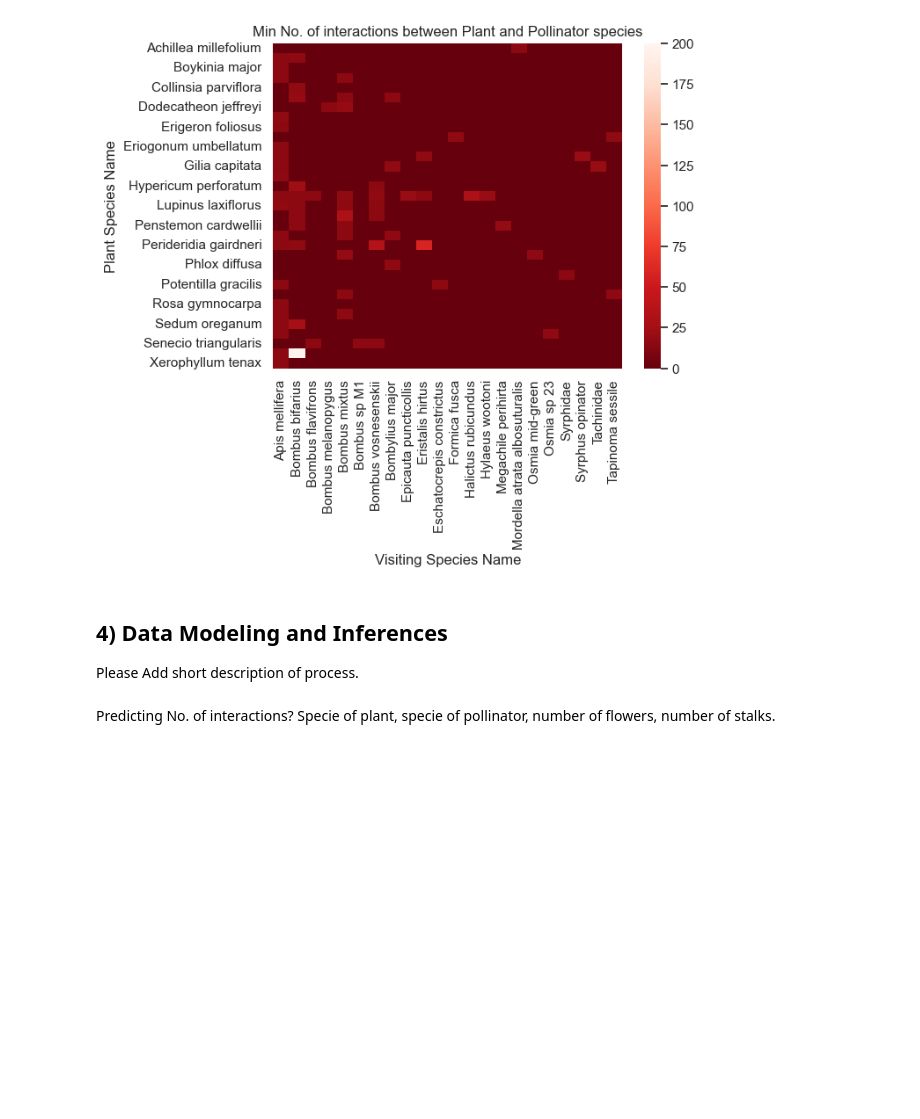
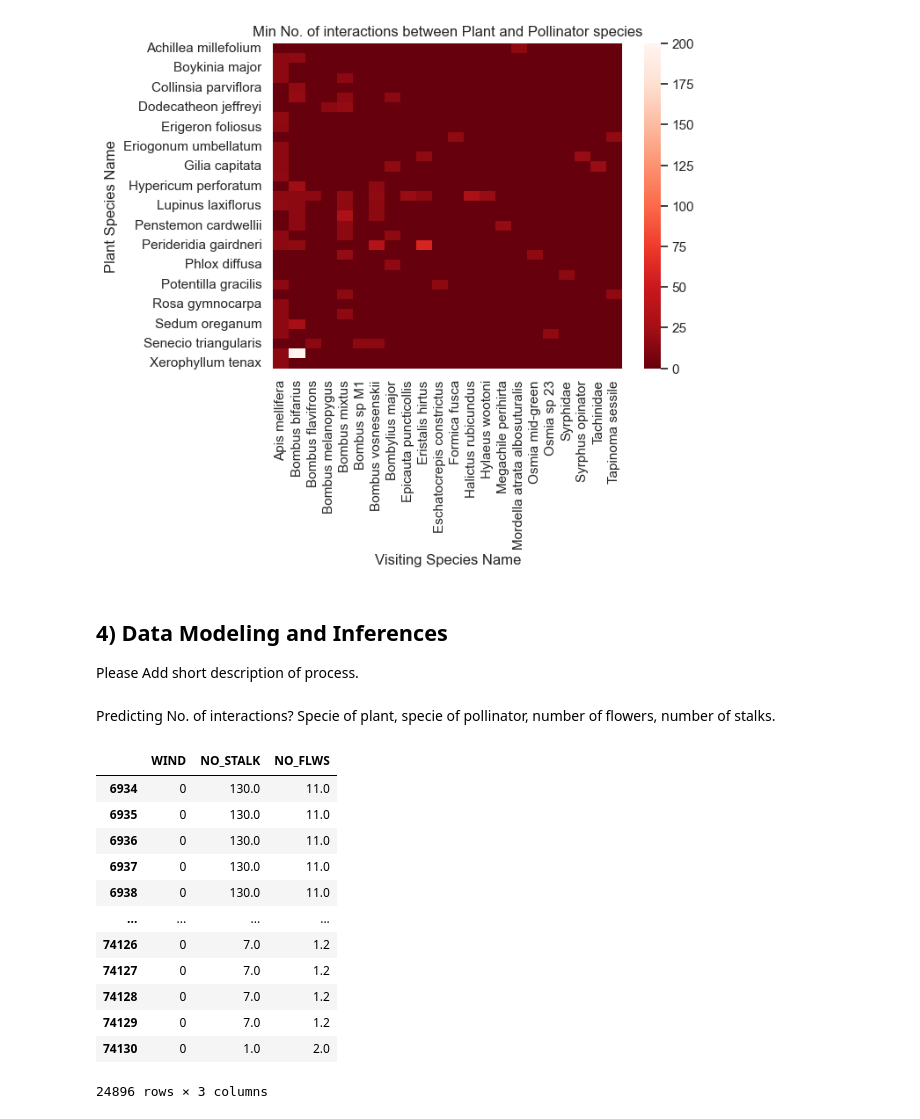
Before and after one commit to AlexandreSeb97/data200-fall22, a Jupyter notebook: analysis.ipynb, the cells around one changed output. Cells and saved outputs as stored; diff of their text form; code cells hidden in the pictures; blank space fills up the shorter version.

```diff
--- a/analysis.ipynb
+++ b/analysis.ipynb
@@ -367,0 +372,20 @@ Predicting No. of interactions? Specie of plant, specie of pollinator, number of
+# %%
+# Feature variables
+
+X = dff_encoded[['WIND', 'NO_STALK', 'NO_FLWS']]
+y = dff_encoded['NO_INT']
+X
+# %% [output]
+|  | WIND | NO_STALK | NO_FLWS |
+| 6934 | 0 | 130.0 | 11.0 |
+| 6935 | 0 | 130.0 | 11.0 |
+| 6936 | 0 | 130.0 | 11.0 |
+| 6937 | 0 | 130.0 | 11.0 |
+| 6938 | 0 | 130.0 | 11.0 |
+| ... | ... | ... | ... |
+| 74126 | 0 | 7.0 | 1.2 |
+| 74127 | 0 | 7.0 | 1.2 |
+| 74128 | 0 | 7.0 | 1.2 |
+| 74129 | 0 | 7.0 | 1.2 |
+| 74130 | 0 | 1.0 | 2.0 |
+24896 rows × 3 columns
```
Also changed, not shown: parts of 10 cells of this notebook.
